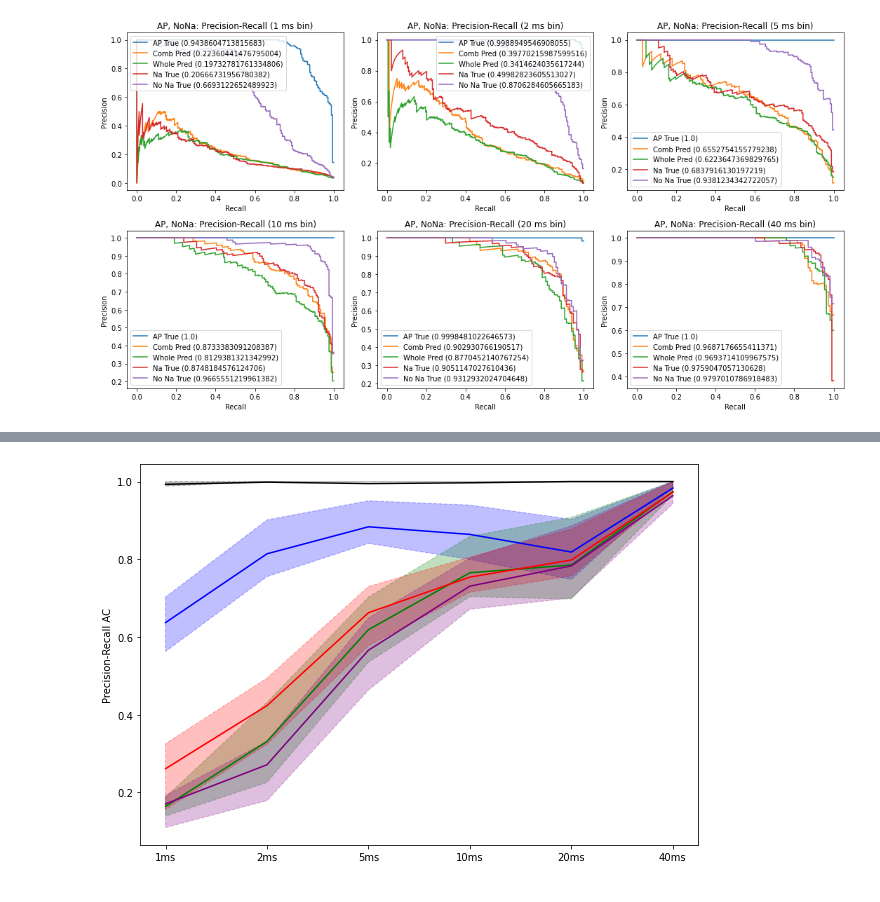
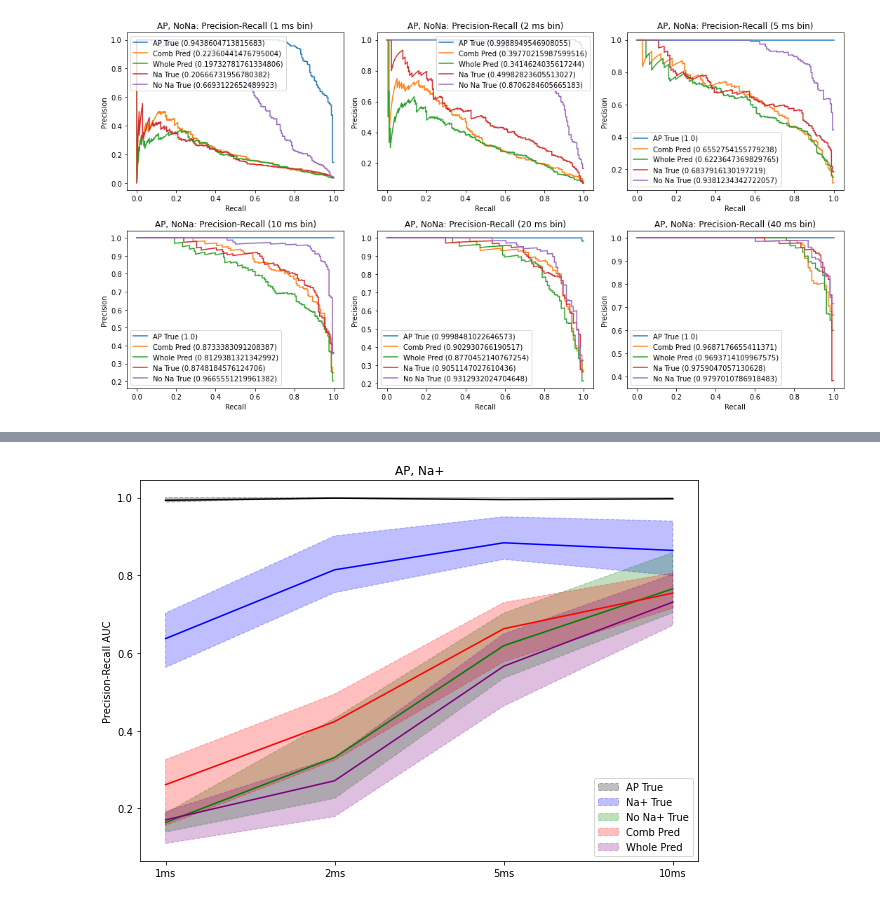
Before and after one commit to yjkimnada/dendrite, a Jupyter notebook: AP_analysis.ipynb, the cells around one changed output, grey strips where cells are left out. Cells and saved outputs as stored; diff of their text form; code cells hidden in the pictures.

```diff
--- a/AP_analysis.ipynb
+++ b/AP_analysis.ipynb
@@ -104,23 +208,30 @@ whole_pred_q3 = np.quantile(auc_array[:,4,:], 0.75, 1)
 # %%
 plt.figure(figsize = (10,7))
 
 plt.plot(np.mean(auc_array[:,0,:], 1), color="black")
-plt.fill_between(np.arange(6), ap_true_q1, ap_true_q3, alpha=0.25, linestyle="--", linewidth=1, edgecolor="black", facecolor="black")
+plt.fill_between(np.arange(4), ap_true_q1, ap_true_q3, alpha=0.25,
+                 linestyle="--", linewidth=1, edgecolor="black", facecolor="black", label="AP True")
 
 plt.plot(np.mean(auc_array[:,1,:], 1), color="blue")
-plt.fill_between(np.arange(6), na_true_q1, na_true_q3, alpha=0.25, linestyle="--", linewidth=1, edgecolor="blue", facecolor="blue")
+plt.fill_between(np.arange(4), na_true_q1, na_true_q3, alpha=0.25,
+                 linestyle="--", linewidth=1, edgecolor="blue", facecolor="blue", label="Na+ True")
 
 plt.plot(np.mean(auc_array[:,2,:], 1), color="green")
-plt.fill_between(np.arange(6), nona_true_q1, nona_true_q3, alpha=0.25, linestyle="--", linewidth=1, edgecolor="green", facecolor="green")
+plt.fill_between(np.arange(4), nona_true_q1, nona_true_q3, alpha=0.25,
+                 linestyle="--", linewidth=1, edgecolor="green", facecolor="green", label="No Na+ True")
 
 plt.plot(np.mean(auc_array[:,3,:], 1), color="red")
-plt.fill_between(np.arange(6), comb_pred_q1, comb_pred_q3, alpha=0.25, linestyle="--", linewidth=1, edgecolor="red", facecolor="red")
+plt.fill_between(np.arange(4), comb_pred_q1, comb_pred_q3, alpha=0.25,
+                 linestyle="--", linewidth=1, edgecolor="red", facecolor="red", label="Comb Pred")
 
 plt.plot(np.mean(auc_array[:,4,:], 1), color="purple")
-plt.fill_between(np.arange(6), whole_pred_q1, whole_pred_q3, alpha=0.25, linestyle="--", linewidth=1, edgecolor="purple", facecolor="purple")
+plt.fill_between(np.arange(4), whole_pred_q1, whole_pred_q3, alpha=0.25,
+                 linestyle="--", linewidth=1, edgecolor="purple", facecolor="purple", label="Whole Pred")
 
-plt.xticks(ticks=np.arange(6), labels=["1ms","2ms","5ms","10ms","20ms","40ms"])
-plt.ylabel("Precision-Recall AC")
+plt.xticks(ticks=np.arange(4), labels=["1ms","2ms","5ms","10ms"])
+plt.legend()
+plt.ylabel("Precision-Recall AUC")
+plt.title("AP, Na+")
 plt.show()
 # %% [output]
-[figure, old version]
+[figure, new version]
```
Also changed, not shown: parts of 2 cells of this notebook, 8 other files.
